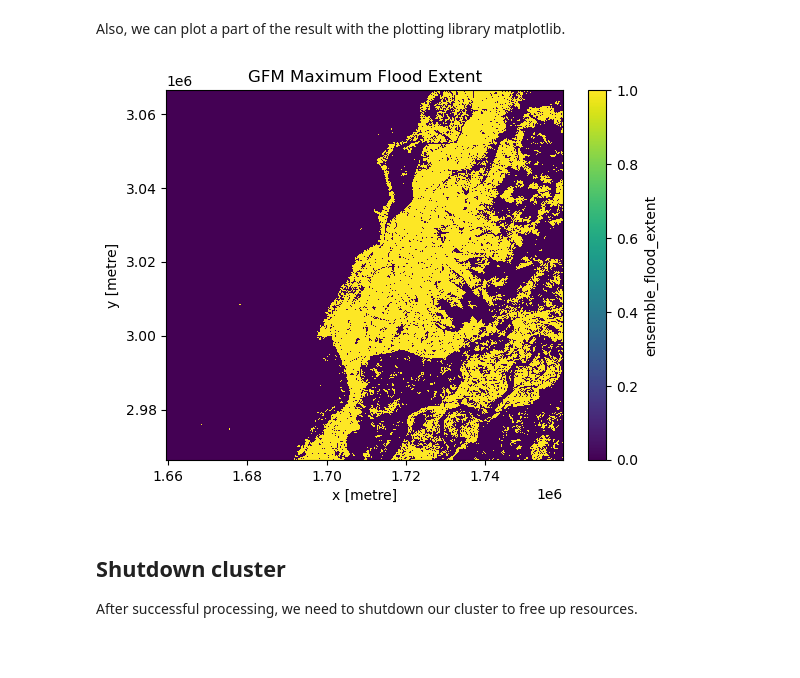
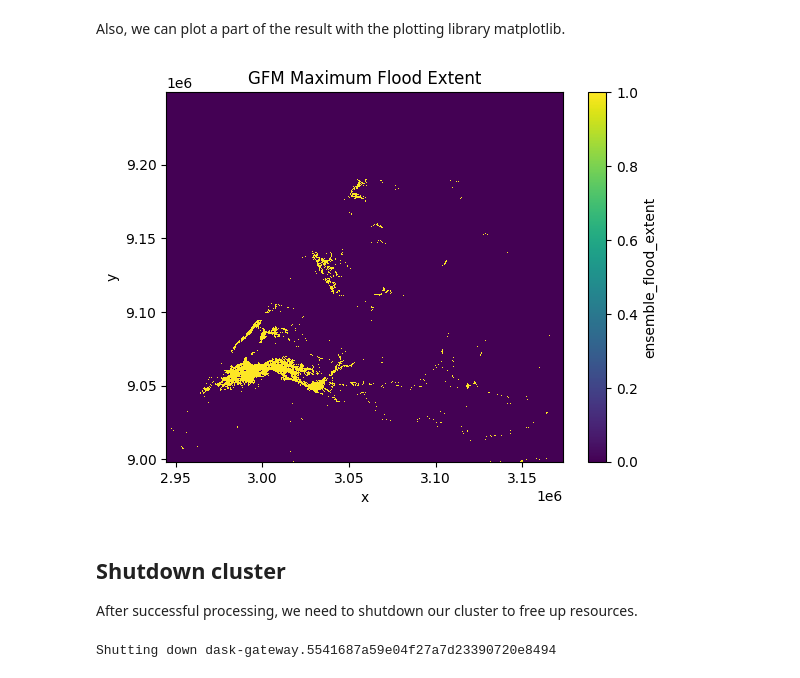
Before and after one commit to eodcgmbh/eodc-examples, a Jupyter notebook: demos/GFM/gfm_maximum_flood_extent_dask.ipynb, the cells around one changed output. Cells and saved outputs as stored; diff of their text form; code cells hidden in the pictures; blank space fills up the shorter version.

```diff
--- a/demos/GFM/gfm_maximum_flood_extent_dask.ipynb
+++ b/demos/GFM/gfm_maximum_flood_extent_dask.ipynb
@@ -43,5 +52,5 @@ you have used for registration.
 After running the next cell, a prompt will open and ask you to enter your
 password.
 # %%
-your_username = "your.email@address.com"
+your_username = "tobias.raiger-stachl@eodc.eu"
 gateway = EODCDaskGateway(username=your_username)
@@ -102,10 +126,12 @@ api_url = "https://stac.eodc.eu/api/v1"
 collection_id = "GFM"
 
 # Define the area of interest (AOI) as a bounding box
-aoi = box(67.398376, 26.197341, 69.027100, 27.591066)
+# Use portal.gfm.eodc.eu to create an AOI and retrieve the coordinates or another tool like bboxfinder.com
+# aoi = box(min_lon, min_lat, max_lon, max_lat)
+aoi = box(-6.725286048,34.093280072,-4.792626025,36.073018993)
 
 # Define the time range for the search
-time_range = (datetime(2022, 9, 1), datetime(2022, 10, 1))
+time_range = (datetime(2026, 2, 1), datetime(2026, 3, 1))
 
 # Open the STAC catalog using the specified API URL
 eodc_catalog = Client.open(api_url)
@@ -149,8 +176,11 @@ xx = odc_stac.load(
     bands=bands,   # Specify the bands to load
     resolution=resolution,   # Set the resolution of the data
     dtype='uint8',   # Define the data type
-    chunks={"x": 1000, "y": 1000, "time": -1},  # Set the chunk size for Dask
+    chunks={"x": 4096, "y": 4096, "time": -1},  # Set the chunk size for Dask
+    dask_client=client,
+    groupby="solar_day"
 )
 
 # Extract the 'ensemble_flood_extent' data from the loaded dataset
 data = xx.ensemble_flood_extent
+data
@@ -165,28 +221,44 @@ the specified time range, and 0 if it was not. Then we start the computation on
 the cluster and save the result as a compressed TIFF file. This file can be
 visualized in e.g. QGIS.
 # %%
+# Create output directory
+output = Path("./output")
+output.mkdir(exist_ok=True)
+fname = "max_flood_morocco_202602_dask.tif"
+
 # Filter the data to exclude values of 255 (nodata) and 0 (no-flood), then sum
 # along the "time" dimension
-result = data.where((data != 255) & (data != 0)).sum(dim="time")
+filtered_data = data.where((data != 255) & (data != 0))
+result = filtered_data.sum(dim="time")
 
 # Convert the result to binary (1 where the sum is greater than 0, otherwise 0)
 # and set the data type to uint8
-result = xr.where(result > 0, 1, 0).astype("uint8")
+binary_result = xr.where(result > 0, 1, 0).astype("uint8")
 
-# Compute the result
-computed_result = result.compute(sync=True)
+# Compute
+computed_result = binary_result.compute()
 
-# Save the computed result to a GeoTIFF file with LZW compression
-computed_result.rio.to_raster("./max_flood_pakistan_202209.tif", compress="LZW")
+# 4. Save with specific block sizes and LZW compression
+output_path = output.joinpath(fname)
+computed_result = computed_result.rio.write_crs(crs)
+computed_result.rio.write_nodata(255, inplace=True)
+computed_result.rio.to_raster(
+    output_path,
+    crs=crs,
+    compress="LZW",
+    tiled=True,
+    blockxsize=512,
+    blockysize=512
+)
 # %% [markdown]
 Also, we can plot a part of the result with the plotting library matplotlib.
 # %%
 plt.figure()
-computed_result[:5000, :5000].plot()
+computed_result[:, :].plot()
 plt.title("GFM Maximum Flood Extent")
 plt.show()
 # %% [output]
-[figure, old version]
+[figure, new version]
 # %% [markdown]
 ## Shutdown cluster
 
@@ -201,0 +267,10 @@ cluster.shutdown()
+# %%
+# Connect to the gateway and shutdown the existing cluster if it exists
+cluster_list = gateway.list_clusters()
+if len(cluster_list) > 0:
+    gateway.connect(cluster_list[0].name).shutdown()
+    print(f"Shutting down {cluster_list[0].name}")
+else:
+    print("No existing cluster found.")
+# %% [output]
+Shutting down dask-gateway.5541687a59e04f27a7d23390720e8494
```
Also changed, not shown: parts of 14 cells of this notebook.
